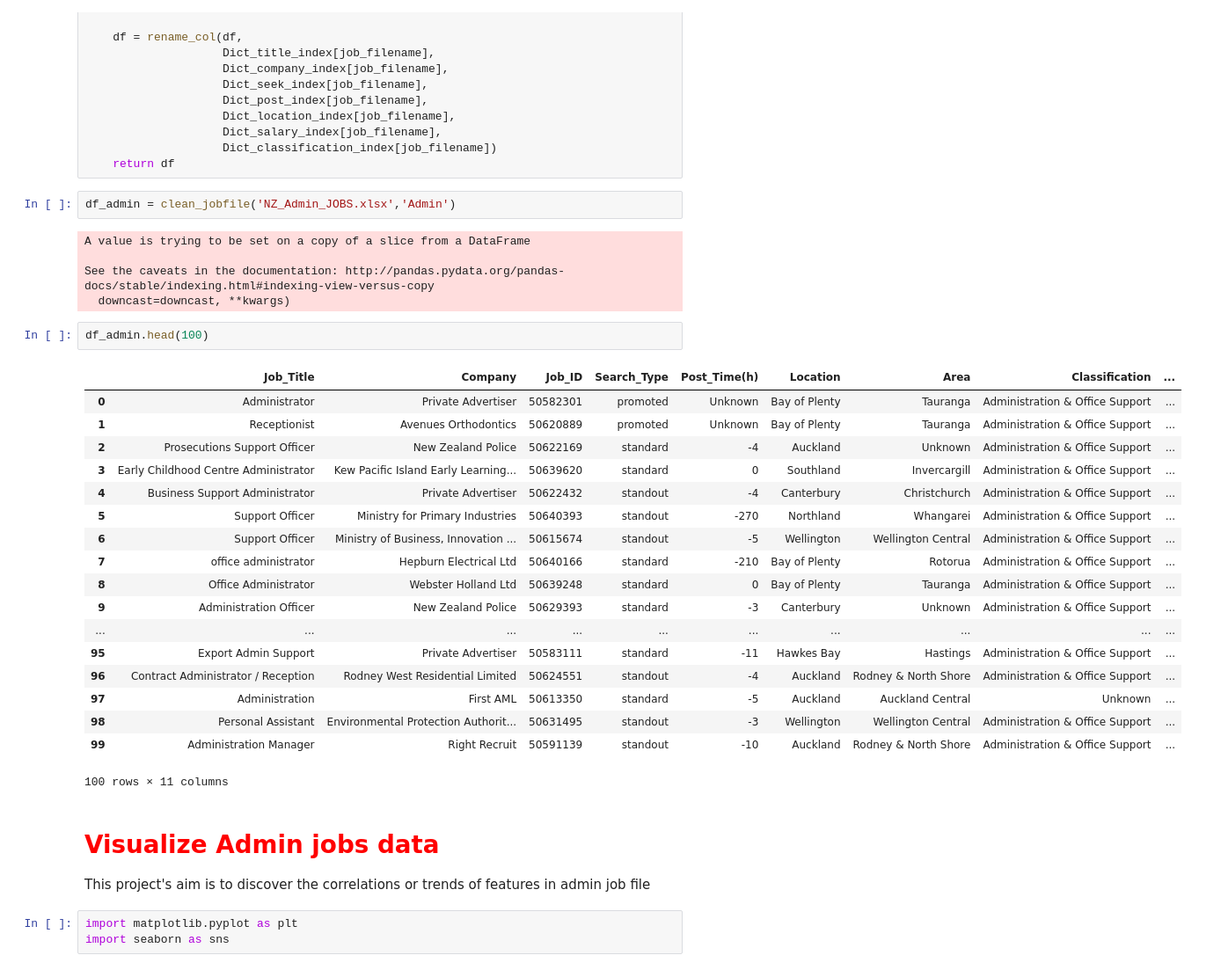
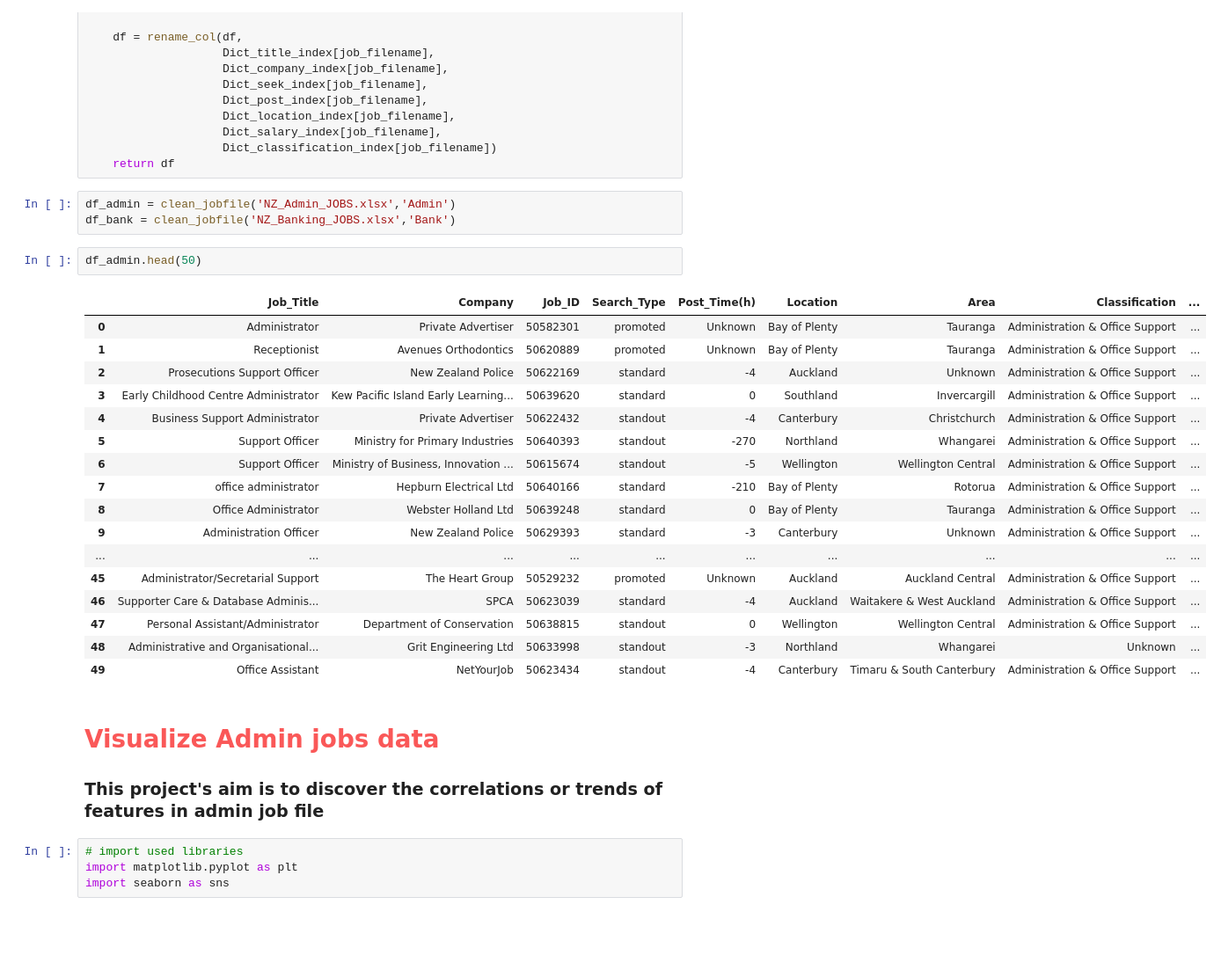
Before and after one commit to QIUYAN08042/NZseek_project, a Jupyter notebook: Functionalized.ipynb, the cells around one changed output. Shown: that part at 88% size. Cells and saved outputs as stored; diff of their text form; blank space fills up the shorter version.

```diff
--- a/Functionalized.ipynb
+++ b/Functionalized.ipynb
@@ -237,35 +237,31 @@ def clean_jobfile(path,job_filename):
     return df
 # %%
 df_admin = clean_jobfile('NZ_Admin_JOBS.xlsx','Admin')
+df_bank = clean_jobfile('NZ_Banking_JOBS.xlsx','Bank')
-# %% [output]
-A value is trying to be set on a copy of a slice from a DataFrame
-
-See the caveats in the documentation: http://pandas.pydata.org/pandas-docs/stable/indexing.html#indexing-view-versus-copy
-  downcast=downcast, **kwargs)
 # %%
-df_admin.head(100)
+df_admin.head(50)
 # %% [output]
 |  | Job_Title | Company | Job_ID | Search_Type | Post_Time(h) | Location | Area | Classification | ... |
 | 0 | Administrator | Private Advertiser | 50582301 | promoted | Unknown | Bay of Plenty | Tauranga | Administration & Office Support | ... |
 | 1 | Receptionist | Avenues Orthodontics | 50620889 | promoted | Unknown | Bay of Plenty | Tauranga | Administration & Office Support | ... |
 | 2 | Prosecutions Support Officer | New Zealand Police | 50622169 | standard | -4 | Auckland | Unknown | Administration & Office Support | ... |
 | 3 | Early Childhood Centre Administrator | Kew Pacific Island Early Learning... | 50639620 | standard | 0 | Southland | Invercargill | Administration & Office Support | ... |
 | 4 | Business Support Administrator | Private Advertiser | 50622432 | standout | -4 | Canterbury | Christchurch | Administration & Office Support | ... |
 | 5 | Support Officer | Ministry for Primary Industries | 50640393 | standout | -270 | Northland | Whangarei | Administration & Office Support | ... |
 | 6 | Support Officer | Ministry of Business, Innovation ... | 50615674 | standout | -5 | Wellington | Wellington Central | Administration & Office Support | ... |
 | 7 | office administrator | Hepburn Electrical Ltd | 50640166 | standard | -210 | Bay of Plenty | Rotorua | Administration & Office Support | ... |
 | 8 | Office Administrator | Webster Holland Ltd | 50639248 | standard | 0 | Bay of Plenty | Tauranga | Administration & Office Support | ... |
 | 9 | Administration Officer | New Zealand Police | 50629393 | standard | -3 | Canterbury | Unknown | Administration & Office Support | ... |
 | ... | ... | ... | ... | ... | ... | ... | ... | ... | ... |
-| 95 | Export Admin Support | Private Advertiser | 50583111 | standard | -11 | Hawkes Bay | Hastings | Administration & Office Support | ... |
-| 96 | Contract Administrator / Reception | Rodney West Residential Limited | 50624551 | standout | -4 | Auckland | Rodney & North Shore | Administration & Office Support | ... |
-| 97 | Administration | First AML | 50613350 | standard | -5 | Auckland | Auckland Central | Unknown | ... |
-| 98 | Personal Assistant | Environmental Protection Authorit... | 50631495 | standout | -3 | Wellington | Wellington Central | Administration & Office Support | ... |
-| 99 | Administration Manager | Right Recruit | 50591139 | standout | -10 | Auckland | Rodney & North Shore | Administration & Office Support | ... |
+| 45 | Administrator/Secretarial Support | The Heart Group | 50529232 | promoted | Unknown | Auckland | Auckland Central | Administration & Office Support | ... |
+| 46 | Supporter Care & Database Adminis... | SPCA | 50623039 | standard | -4 | Auckland | Waitakere & West Auckland | Administration & Office Support | ... |
+| 47 | Personal Assistant/Administrator | Department of Conservation | 50638815 | standout | 0 | Wellington | Wellington Central | Administration & Office Support | ... |
+| 48 | Administrative and Organisational... | Grit Engineering Ltd | 50633998 | standout | -3 | Northland | Whangarei | Unknown | ... |
+| 49 | Office Assistant | NetYourJob | 50623434 | standout | -4 | Canterbury | Timaru & South Canterbury | Administration & Office Support | ... |
-100 rows × 11 columns
 # %% [markdown]
-# <span style='color:red'> Visualize Admin jobs data </span>
-This project's aim is to discover the correlations or trends of features in admin job file
+# <span style='color:#FA5858'> Visualize Admin jobs data </span>
+### **This project's aim is to discover the correlations or trends of features in admin job file**
 # %%
+# import used libraries
 import matplotlib.pyplot as plt
 import seaborn as sns
```
Also changed, not shown: parts of 15 cells of this notebook.
